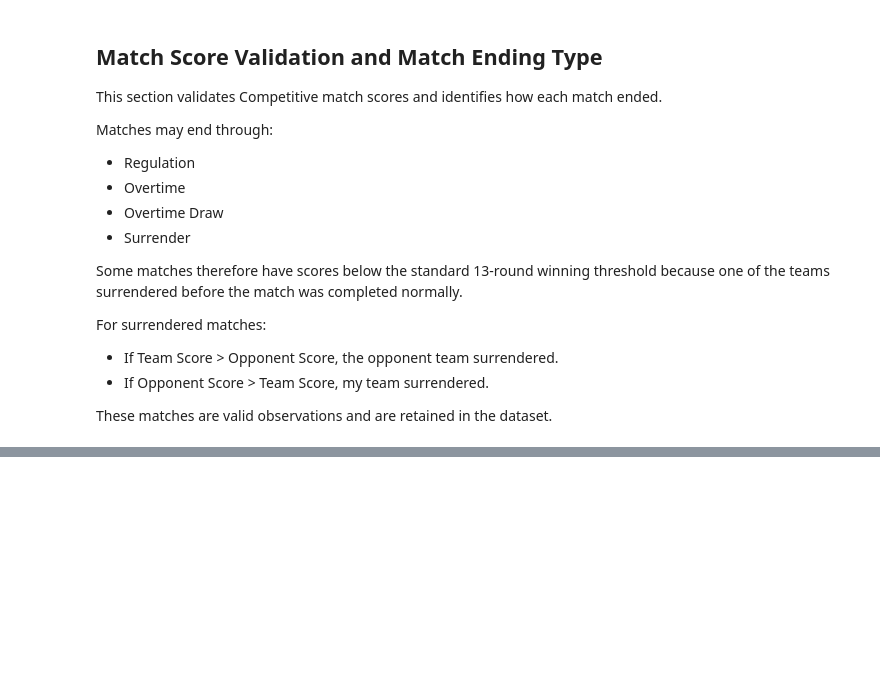
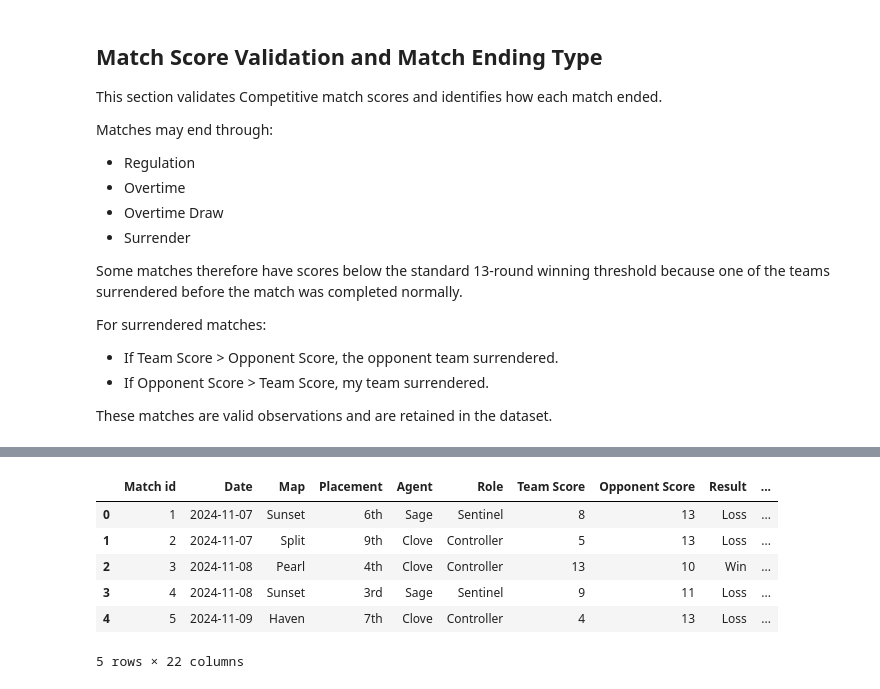
Before and after one commit to hiratanishka/Valorant-Personal-Coach, a Jupyter notebook: notebooks/01_data_exploration.ipynb, the cells around one changed output, grey strips where cells are left out. Cells and saved outputs as stored; diff of their text form; code cells hidden in the pictures; blank space fills up the shorter version.

```diff
--- a/notebooks/01_data_exploration.ipynb
+++ b/notebooks/01_data_exploration.ipynb
@@ -1133,0 +1166,59 @@ df[
+# %%
+# ============================================================
+# LOAD UPDATED ROLE-AWARE DATASET
+# ============================================================
+
+UPDATED_DATA_PATH = Path(
+    "../data/updated/competitive_matches_role_updated.xlsx"
+)
+
+df_updated = pd.read_excel(
+    UPDATED_DATA_PATH,
+    sheet_name="Matches",
+    header=1,
+    usecols="A:V"
+)
+
+
+# Shorten metric names
+df_updated = df_updated.rename(
+    columns={
+        "DDΔ (Average Damage Delta per Round)": "DDΔ",
+        "HS% (Headshot Percentage)": "HS%",
+        "ACS (Average Combat Score)": "ACS"
+    }
+)
+
+
+# Basic type cleanup
+df_updated["Date"] = pd.to_datetime(
+    df_updated["Date"]
+)
+
+df_updated["K/D"] = pd.to_numeric(
+    df_updated["K/D"],
+    errors="coerce"
+)
+
+df_updated["ACS"] = pd.to_numeric(
+    df_updated["ACS"],
+    errors="coerce"
+)
+
+
+# Draws are not part of the binary Win/Loss target
+df_updated.loc[
+    df_updated["Result"] == "Draw",
+    "Win Flag"
+] = pd.NA
+
+
+df_updated.head()
+# %% [output]
+|  | Match id | Date | Map | Placement | Agent | Role | Team Score | Opponent Score | Result | ... |
+| 0 | 1 | 2024-11-07 | Sunset | 6th | Sage | Sentinel | 8 | 13 | Loss | ... |
+| 1 | 2 | 2024-11-07 | Split | 9th | Clove | Controller | 5 | 13 | Loss | ... |
+| 2 | 3 | 2024-11-08 | Pearl | 4th | Clove | Controller | 13 | 10 | Win | ... |
+| 3 | 4 | 2024-11-08 | Sunset | 3rd | Sage | Sentinel | 9 | 11 | Loss | ... |
+| 4 | 5 | 2024-11-09 | Haven | 7th | Clove | Controller | 4 | 13 | Loss | ... |
+5 rows × 22 columns
```
Also changed, not shown: parts of 42 cells of this notebook, 9 other files.
